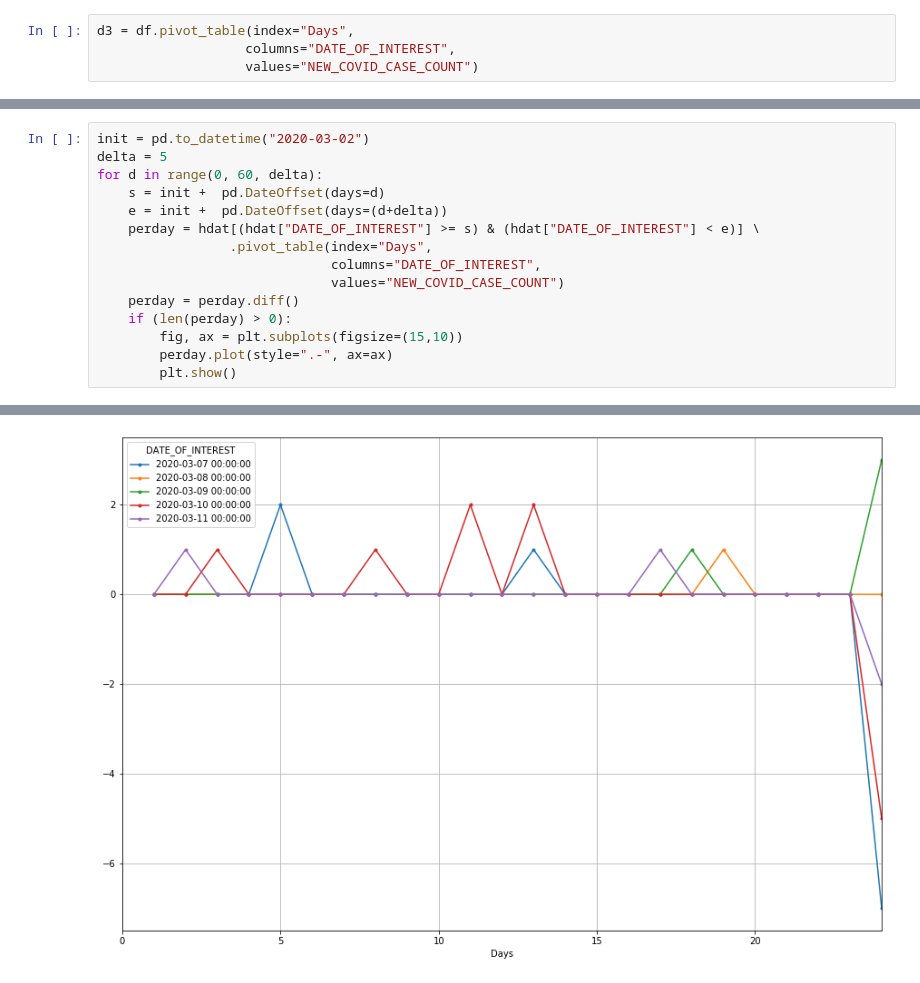
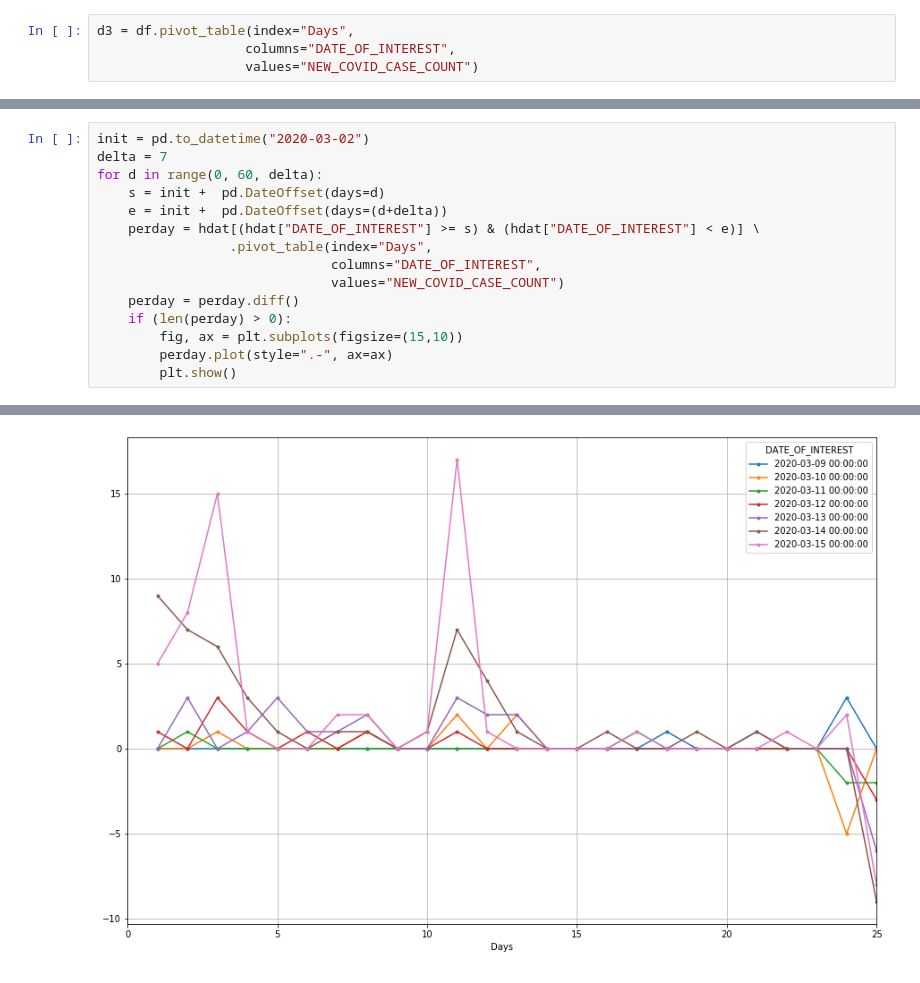
Before and after one commit to nychealth/coronavirus-data, a Jupyter notebook: Notebooks/Analysis.ipynb, the cells around one changed output, grey strips where cells are left out. Drawn from its saved outputs; the diff is of its cells as text.

```diff
--- a/Notebooks/Analysis.ipynb
+++ b/Notebooks/Analysis.ipynb
@@ -129,6 +129,6 @@ for d in range(0, 60, delta):
 # %%
 init = pd.to_datetime("2020-03-02")
-delta = 5
+delta = 7
 for d in range(0, 60, delta):
     s = init +  pd.DateOffset(days=d)
     e = init +  pd.DateOffset(days=(d+delta))
@@ -146 +146 @@ for d in range(0, 60, delta):
-[figure, old version]
+[figure, new version]
```
Also changed, not shown: parts of 8 cells of this notebook, 3 other files.
